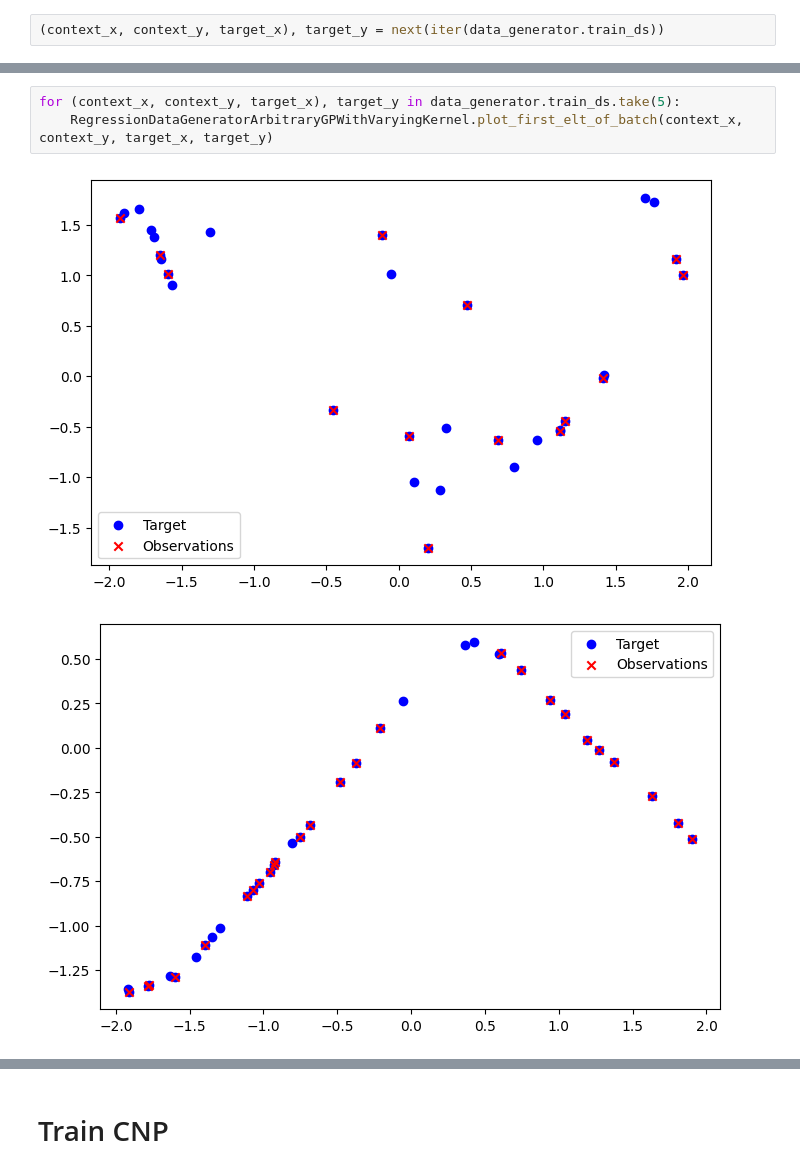
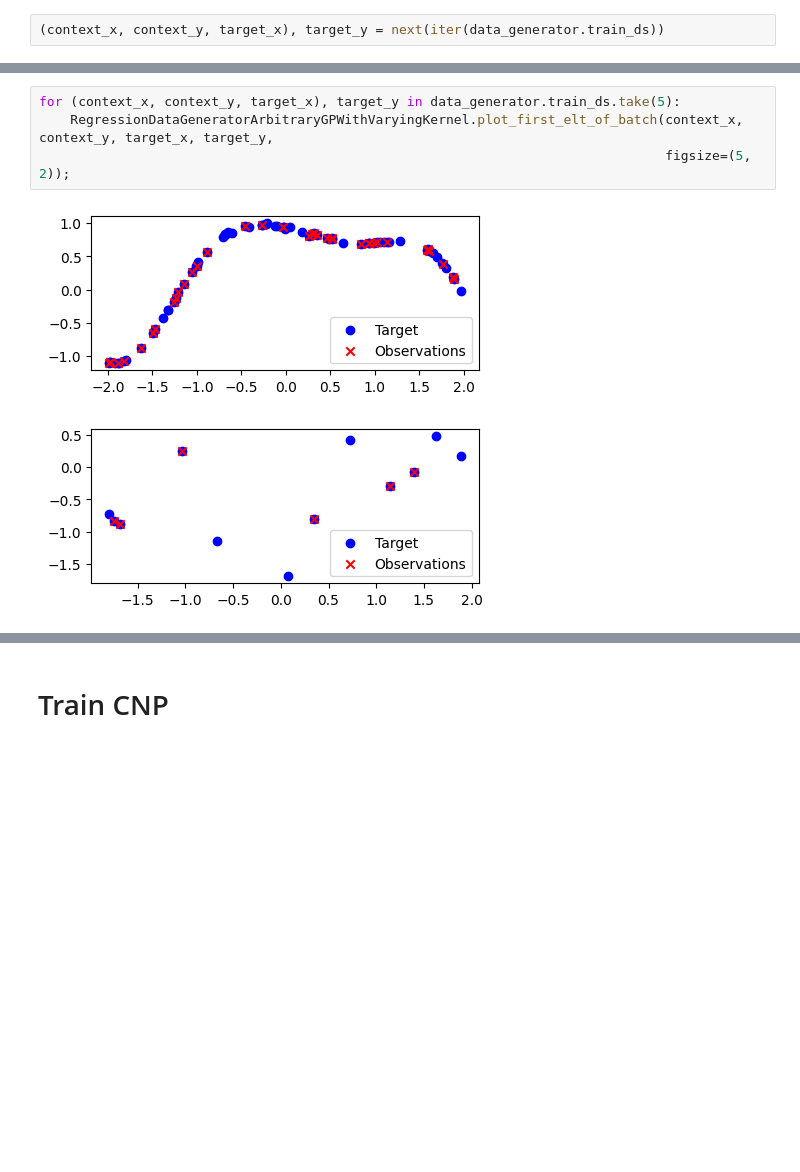
Before and after one commit to tonywu71/neural-processes, a Jupyter notebook: train_cnp_from_arbitrary_gp_varying_kernel.ipynb, the cells around one changed output, grey strips where cells are left out. Saved outputs shown, nothing was run; the diff lists cells and outputs as text; blank space fills up the shorter version.

```diff
--- a/train_cnp_from_arbitrary_gp_varying_kernel.ipynb
+++ b/train_cnp_from_arbitrary_gp_varying_kernel.ipynb
@@ -58,6 +58,7 @@ data_generator.plot_first_elt_of_random_batch()
 # %%
 for (context_x, context_y, target_x), target_y in data_generator.train_ds.take(5):
-    RegressionDataGeneratorArbitraryGPWithVaryingKernel.plot_first_elt_of_batch(context_x, context_y, target_x, target_y)
+    RegressionDataGeneratorArbitraryGPWithVaryingKernel.plot_first_elt_of_batch(context_x, context_y, target_x, target_y,
+                                                                                figsize=(5, 2));
 # %% [output]
-[figure, old version]
+[figure, new version]
-[figure, old version]
+[figure, new version]
```
Also changed, not shown: parts of 16 cells of this notebook, 3 other files.
